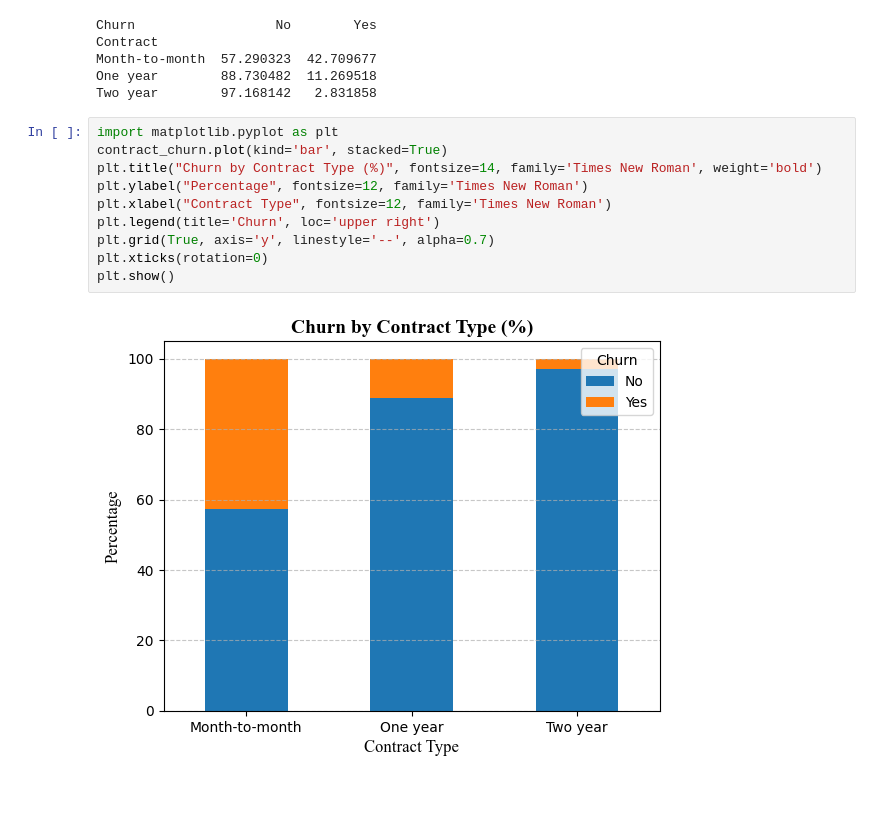
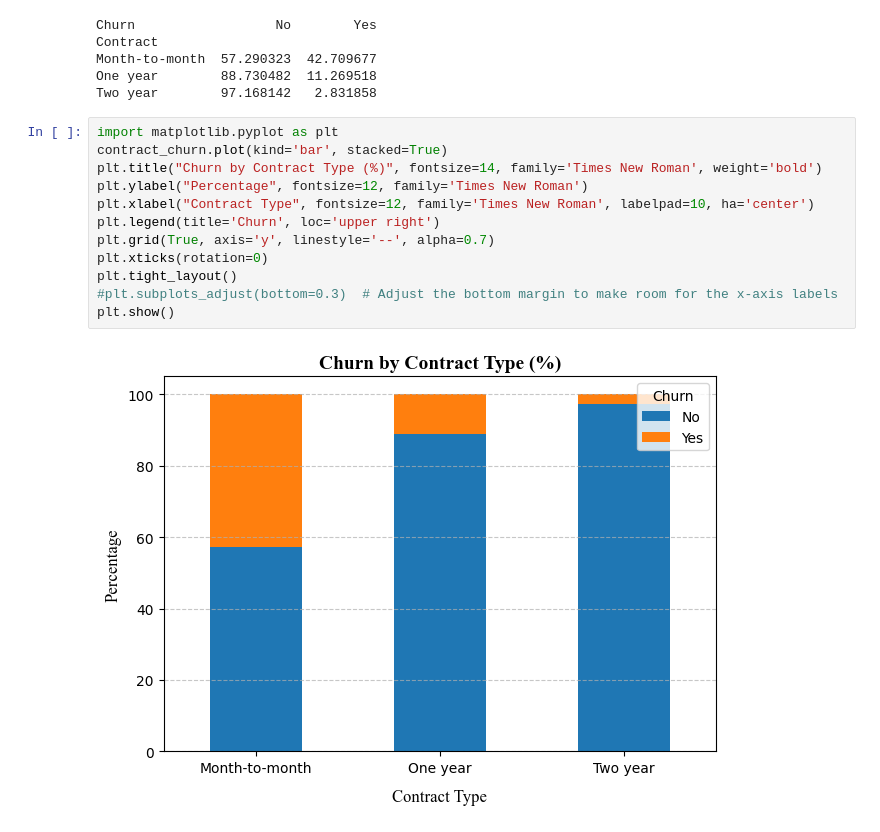
Before and after one commit to McPetane-Jr/FUTURE_DS_02, a Jupyter notebook: Telco_customer_churn.ipynb, the cells around one changed output. Drawn from its saved outputs; the diff is of its cells as text; blank space fills up the shorter version.

```diff
--- a/Telco_customer_churn.ipynb
+++ b/Telco_customer_churn.ipynb
@@ -220,12 +220,14 @@ Two year        97.168142   2.831858
 # %%
 import matplotlib.pyplot as plt
 contract_churn.plot(kind='bar', stacked=True)
 plt.title("Churn by Contract Type (%)", fontsize=14, family='Times New Roman', weight='bold')
 plt.ylabel("Percentage", fontsize=12, family='Times New Roman')
-plt.xlabel("Contract Type", fontsize=12, family='Times New Roman')
+plt.xlabel("Contract Type", fontsize=12, family='Times New Roman', labelpad=10, ha='center')
 plt.legend(title='Churn', loc='upper right')
 plt.grid(True, axis='y', linestyle='--', alpha=0.7)
 plt.xticks(rotation=0)
+plt.tight_layout()
+#plt.subplots_adjust(bottom=0.3)  # Adjust the bottom margin to make room for the x-axis labels
 plt.show()
 # %% [output]
-[figure, old version]
+[figure, new version]
```
Also changed, not shown: parts of 2 cells of this notebook.
